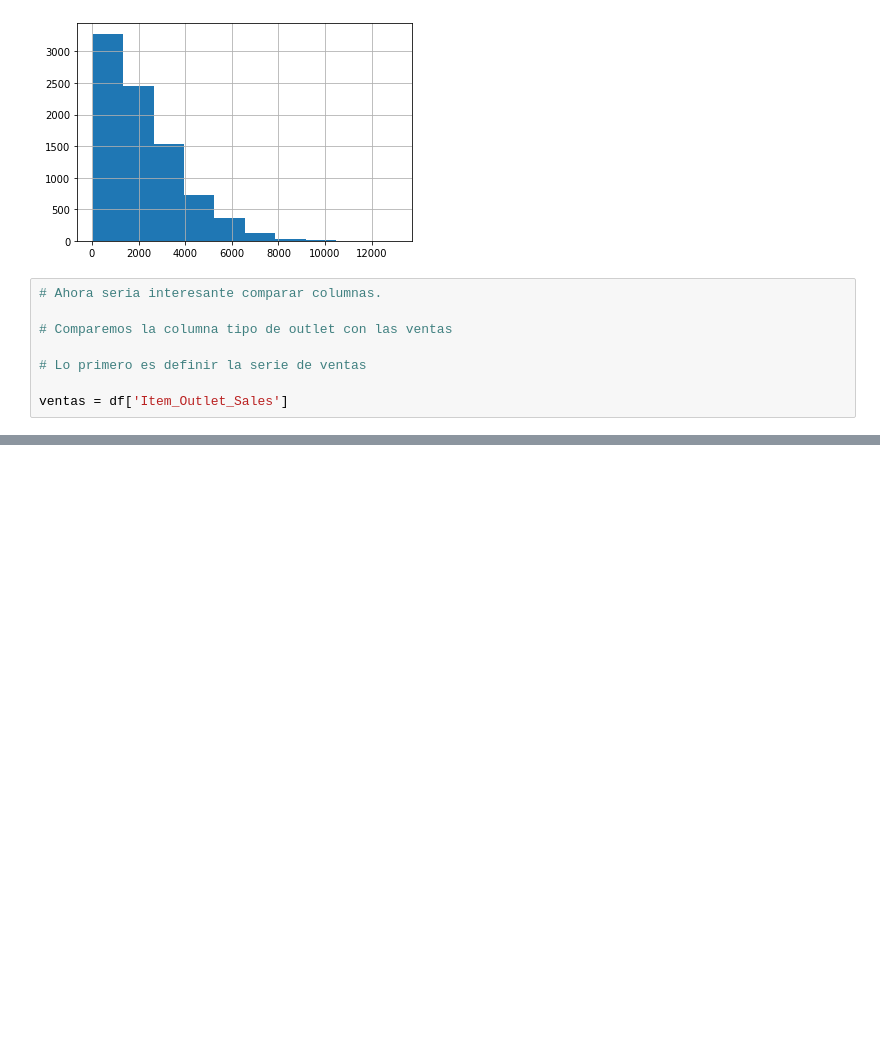
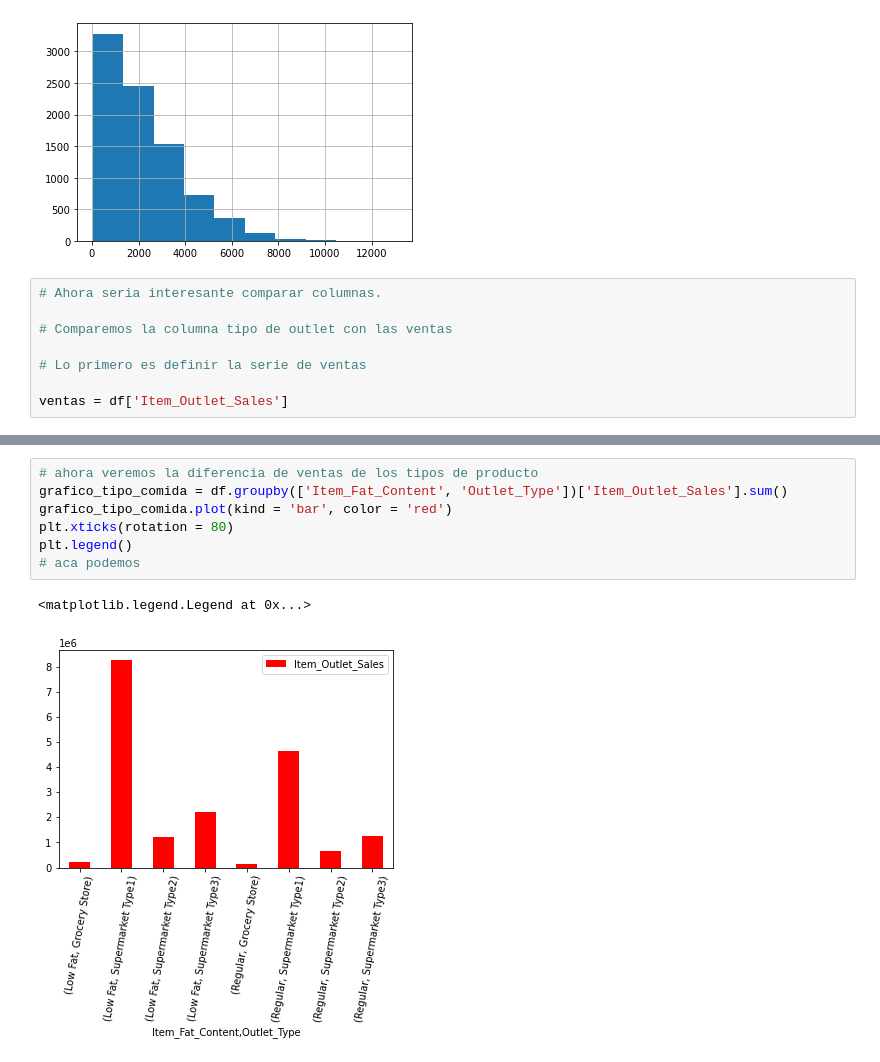
Before and after one commit to Jose-Balocchi/Retail---Predicciones-de-ventas, a Jupyter notebook: 05_Proyecto_1.ipynb, the cells around one changed output, grey strips where cells are left out. Cells and saved outputs as stored; diff of their text form; blank space fills up the shorter version.

```diff
--- a/05_Proyecto_1.ipynb
+++ b/05_Proyecto_1.ipynb
@@ -367,0 +422,10 @@ plt.plot(tipo_de_outlet,ventas, 'b')
+# %%
+# ahora veremos la diferencia de ventas de los tipos de producto
+grafico_tipo_comida = df.groupby(['Item_Fat_Content', 'Outlet_Type'])['Item_Outlet_Sales'].sum()
+grafico_tipo_comida.plot(kind = 'bar', color = 'red')
+plt.xticks(rotation = 80)
+plt.legend()
+# aca podemos
+# %% [output]
+<matplotlib.legend.Legend at 0x...>
+[figure, added]
```
Also changed, not shown: parts of 6 cells of this notebook.
